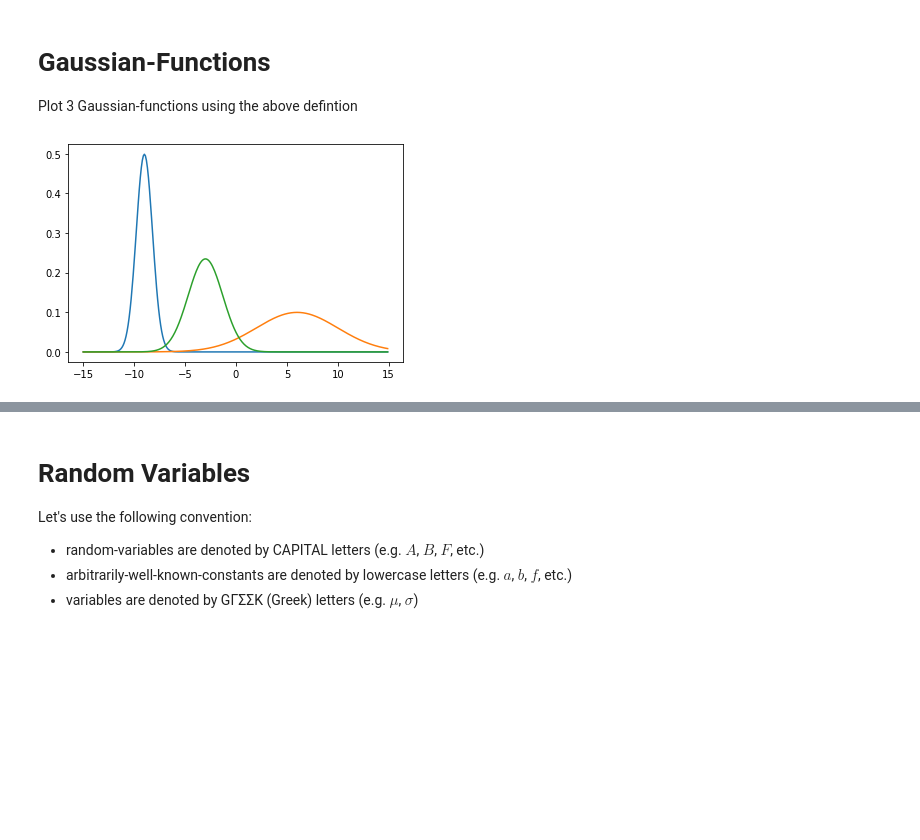
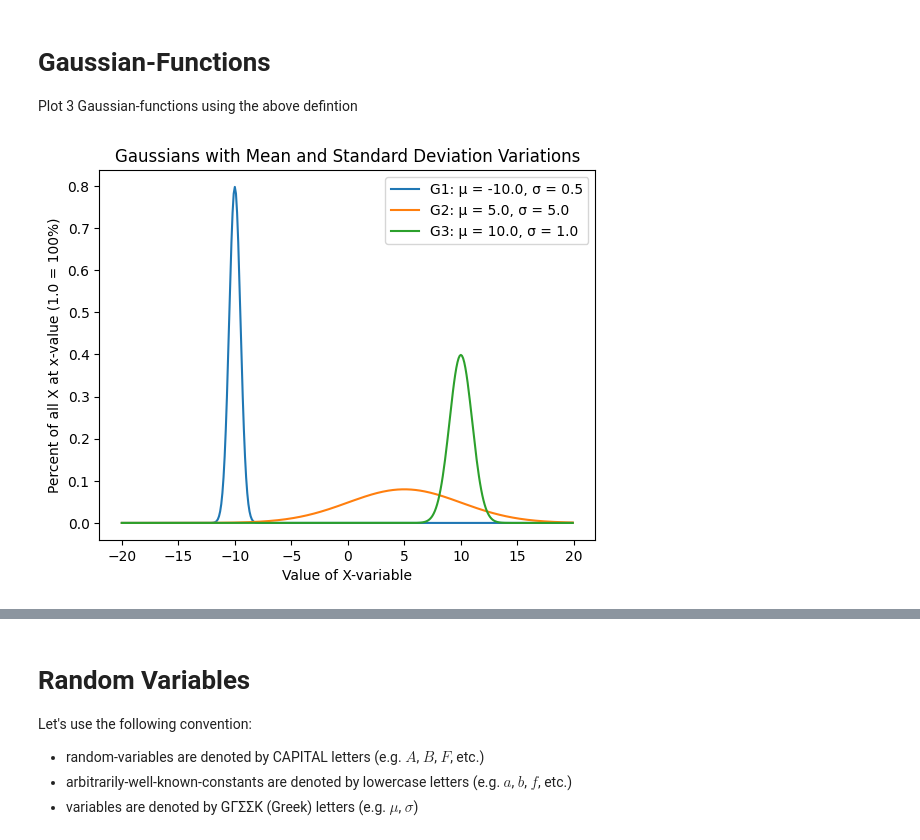
Before and after one commit to CalebAnderson22/PHY122, a Jupyter notebook: ErrorLab4.ipynb, the cells around one changed output, grey strips where cells are left out. Saved outputs shown, nothing was run; the diff lists cells and outputs as text; code cells hidden in the pictures; blank space fills up the shorter version.

```diff
--- a/ErrorLab4.ipynb
+++ b/ErrorLab4.ipynb
@@ -37,13 +43,17 @@ def RMSD(f1, f2):
 # Gaussian-Functions
 
 Plot 3 Gaussian-functions using the above defintion
-# %%
-dx = 0.1
-x  = arange(-15,15,dx)
-
-plt.plot( x , Normal(x,-9.0, 0.8) )
-plt.plot( x , Normal(x, 6.0, 4.0) )
-plt.plot( x , Normal(x,-3.0, 1.7) )
-plt.show()
-# %% [output]
-[figure, removed]
+# %%
+dx = 0.1
+x  = arange(-20,20,dx)
+
+plt.plot( x , Normal(x,-10.0, 0.5), label="G1: μ = -10.0, σ = 0.5")
+plt.plot( x , Normal(x, 5.0, 5.0), label="G2: μ = 5.0, σ = 5.0" )
+plt.plot( x , Normal(x, 10.0, 1.0), label="G3: μ = 10.0, σ = 1.0" )
+plt.xlabel("Value of X-variable")
+plt.ylabel("Percent of all X at x-value (1.0 = 100%)")
+plt.legend(loc="upper right")
+plt.title("Gaussians with Mean and Standard Deviation Variations")
+plt.show()
+# %% [output]
+[figure, added]
```
Also changed, not shown: parts of 19 cells of this notebook.
